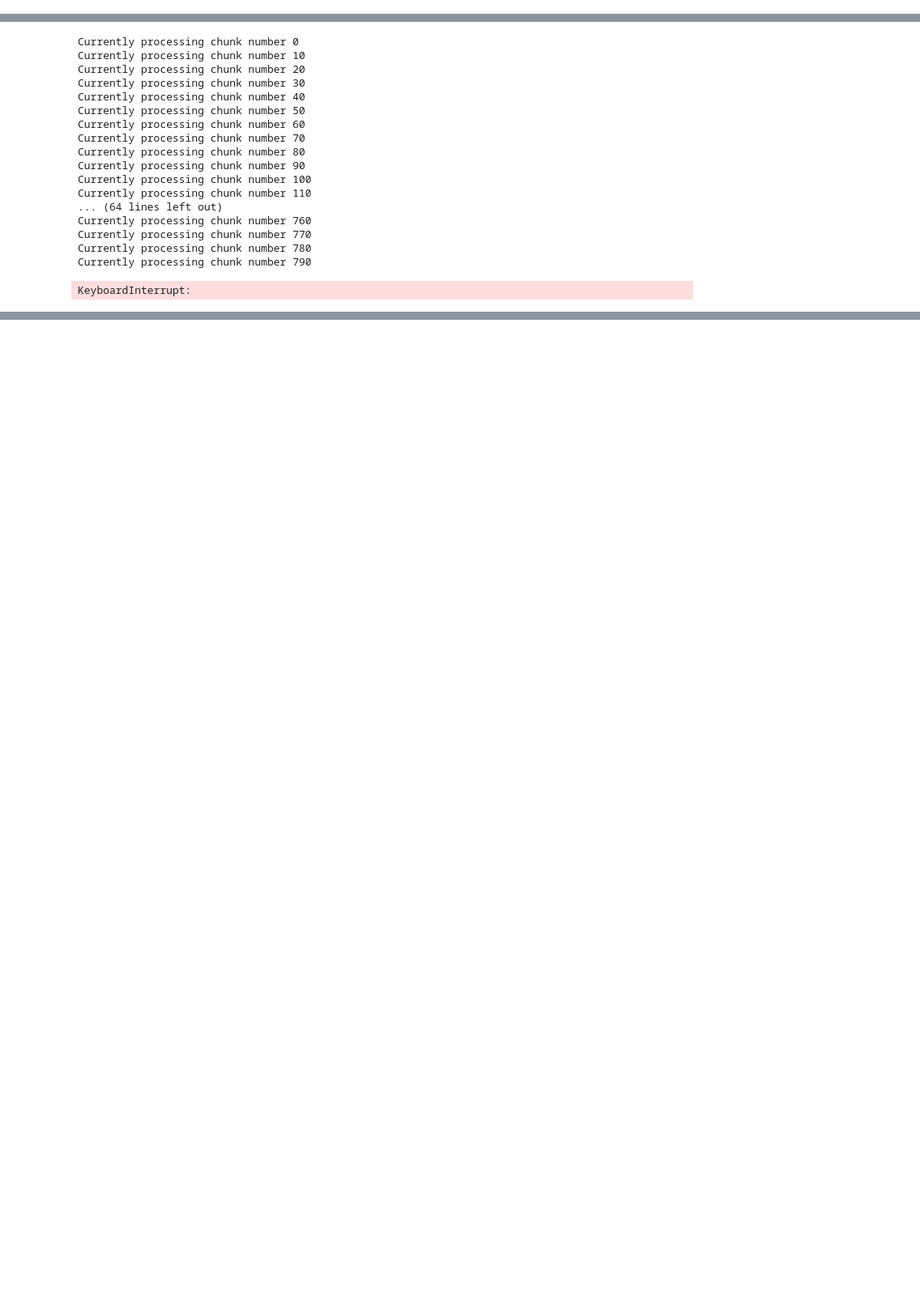
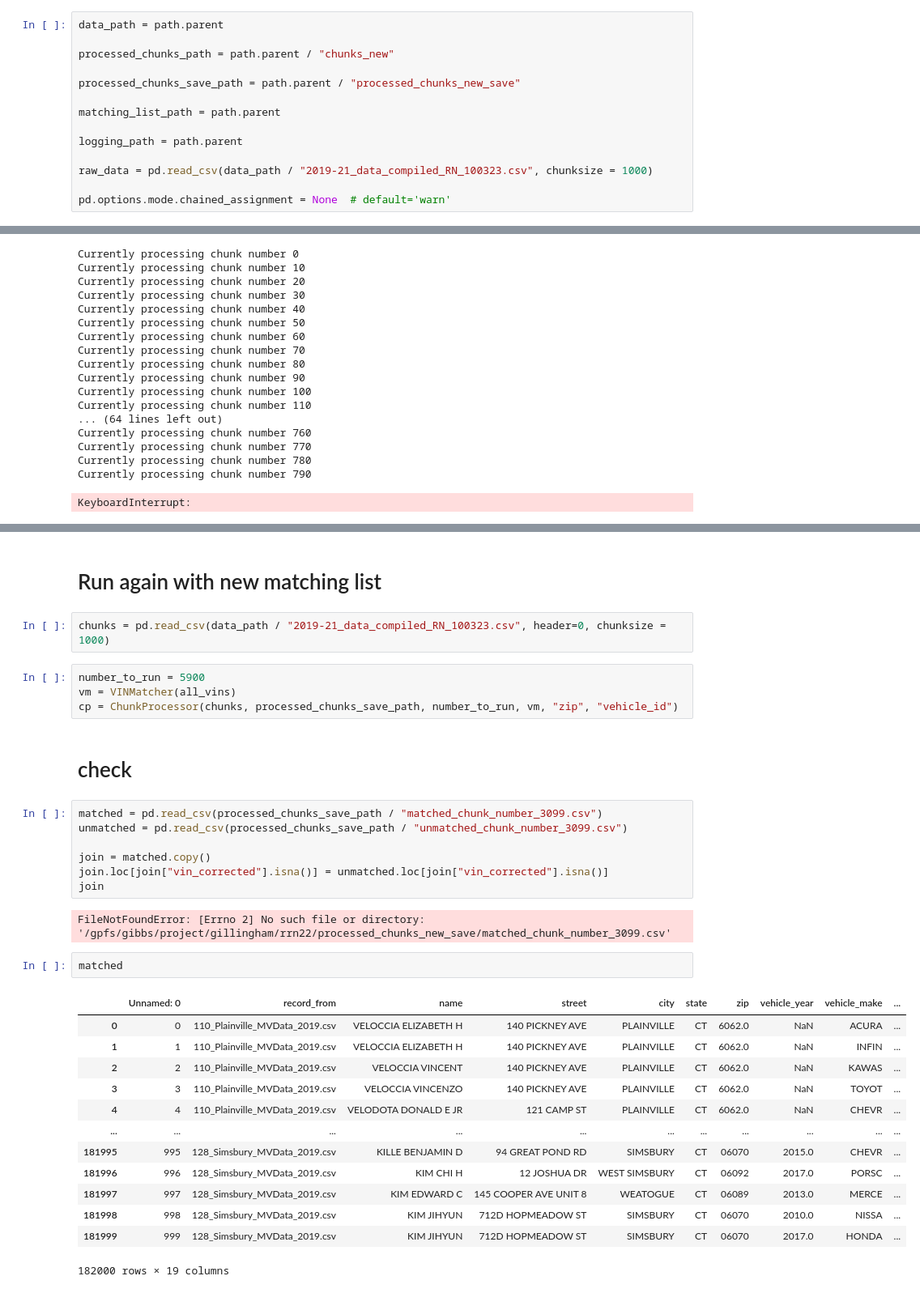
Before and after one commit to rajanoureddine/ctdot-tobin-yse, a Jupyter notebook: municipal_data_4.ipynb, the cells around one changed output, grey strips where cells are left out. Shown at 81% size. Cells and saved outputs as stored; diff of their text form; blank space fills up the shorter version.

```diff
--- a/municipal_data_4.ipynb
+++ b/municipal_data_4.ipynb
@@ -37 +27,15 @@ pd.options.mode.chained_assignment = None  # default='warn'
+# %%
+data_path = path.parent
+
+processed_chunks_path = path.parent / "chunks_new"
+
+processed_chunks_save_path = path.parent / "processed_chunks_new_save"
+
+matching_list_path = path.parent
+
+logging_path = path.parent
+
+raw_data = pd.read_csv(data_path / "2019-21_data_compiled_RN_100323.csv", chunksize = 1000)
+
+pd.options.mode.chained_assignment = None  # default='warn'
 # %%
@@ -423,0 +480,35 @@ Currently processing chunk number 5750
+# %% [markdown]
+# Run again with new matching list
+# %%
+chunks = pd.read_csv(data_path / "2019-21_data_compiled_RN_100323.csv", header=0, chunksize = 1000)
+# %%
+number_to_run = 5900
+vm = VINMatcher(all_vins)
+cp = ChunkProcessor(chunks, processed_chunks_save_path, number_to_run, vm, "zip", "vehicle_id")
+# %% [markdown]
+# check
+# %%
+matched = pd.read_csv(processed_chunks_save_path / "matched_chunk_number_3099.csv")
+unmatched = pd.read_csv(processed_chunks_save_path / "unmatched_chunk_number_3099.csv")
+
+join = matched.copy()
+join.loc[join["vin_corrected"].isna()] = unmatched.loc[join["vin_corrected"].isna()]
+join
+# %% [output]
+FileNotFoundError: [Errno 2] No such file or directory: '/gpfs/gibbs/project/gillingham/rrn22/processed_chunks_new_save/matched_chunk_number_3099.csv'
+# %%
+matched
+# %% [output]
+|  | Unnamed: 0 | record_from | name | street | city | state | zip | vehicle_year | vehicle_make | ... |
+| 0 | 0 | 110_Plainville_MVData_2019.csv | VELOCCIA ELIZABETH H | 140 PICKNEY AVE | PLAINVILLE | CT | 6062.0 | NaN | ACURA | ... |
+| 1 | 1 | 110_Plainville_MVData_2019.csv | VELOCCIA ELIZABETH H | 140 PICKNEY AVE | PLAINVILLE | CT | 6062.0 | NaN | INFIN | ... |
+| 2 | 2 | 110_Plainville_MVData_2019.csv | VELOCCIA VINCENT | 140 PICKNEY AVE | PLAINVILLE | CT | 6062.0 | NaN | KAWAS | ... |
+| 3 | 3 | 110_Plainville_MVData_2019.csv | VELOCCIA VINCENZO | 140 PICKNEY AVE | PLAINVILLE | CT | 6062.0 | NaN | TOYOT | ... |
+| 4 | 4 | 110_Plainville_MVData_2019.csv | VELODOTA DONALD E JR | 121 CAMP ST | PLAINVILLE | CT | 6062.0 | NaN | CHEVR | ... |
+| ... | ... | ... | ... | ... | ... | ... | ... | ... | ... | ... |
+| 181995 | 995 | 128_Simsbury_MVData_2019.csv | KILLE BENJAMIN D | 94 GREAT POND RD | SIMSBURY | CT | 06070 | 2015.0 | CHEVR | ... |
+| 181996 | 996 | 128_Simsbury_MVData_2019.csv | KIM CHI H | 12 JOSHUA DR | WEST SIMSBURY | CT | 06092 | 2017.0 | PORSC | ... |
+| 181997 | 997 | 128_Simsbury_MVData_2019.csv | KIM EDWARD C | 145 COOPER AVE UNIT 8 | WEATOGUE | CT | 06089 | 2013.0 | MERCE | ... |
+| 181998 | 998 | 128_Simsbury_MVData_2019.csv | KIM JIHYUN | 712D HOPMEADOW ST | SIMSBURY | CT | 06070 | 2010.0 | NISSA | ... |
+| 181999 | 999 | 128_Simsbury_MVData_2019.csv | KIM JIHYUN | 712D HOPMEADOW ST | SIMSBURY | CT | 06070 | 2017.0 | HONDA | ... |
+182000 rows × 19 columns
```
Also changed, not shown: parts of 23 cells of this notebook, 1 other file.
